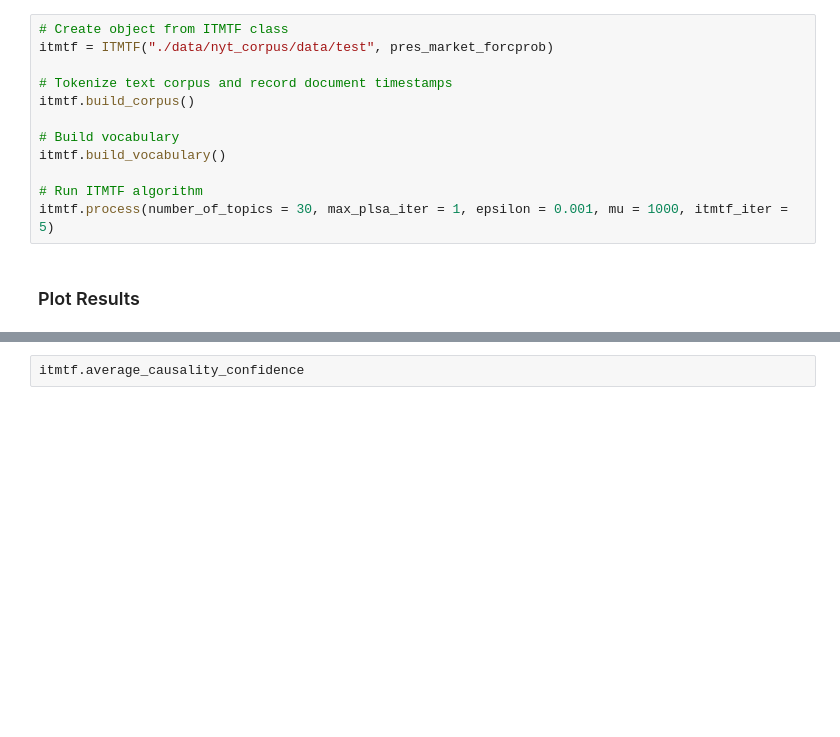
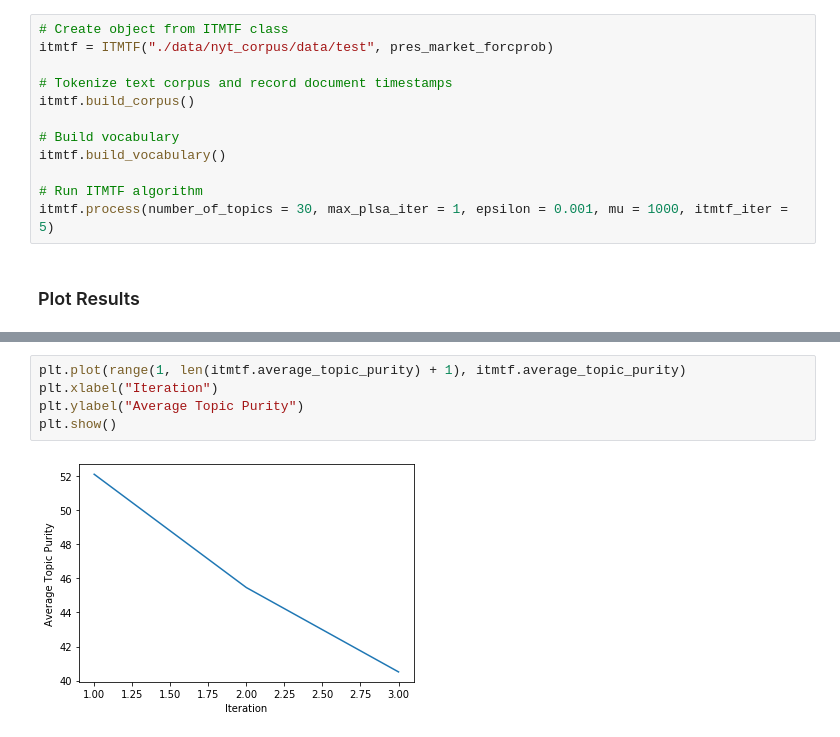
Before and after one commit to JamesFCoffey/CourseProject, a Jupyter notebook: demonstration_notebook.ipynb, the cells around one changed output, grey strips where cells are left out. Saved outputs shown, nothing was run; the diff lists cells and outputs as text; blank space fills up the shorter version.

```diff
--- a/demonstration_notebook.ipynb
+++ b/demonstration_notebook.ipynb
@@ -342,2 +346,7 @@ itmtf.average_topic_purity
-# %%
-itmtf.average_causality_confidence
+# %%
+plt.plot(range(1, len(itmtf.average_topic_purity) + 1), itmtf.average_topic_purity)
+plt.xlabel("Iteration")
+plt.ylabel("Average Topic Purity")
+plt.show()
+# %% [output]
+[figure, added]
```
Also changed, not shown: parts of 5 cells of this notebook.
